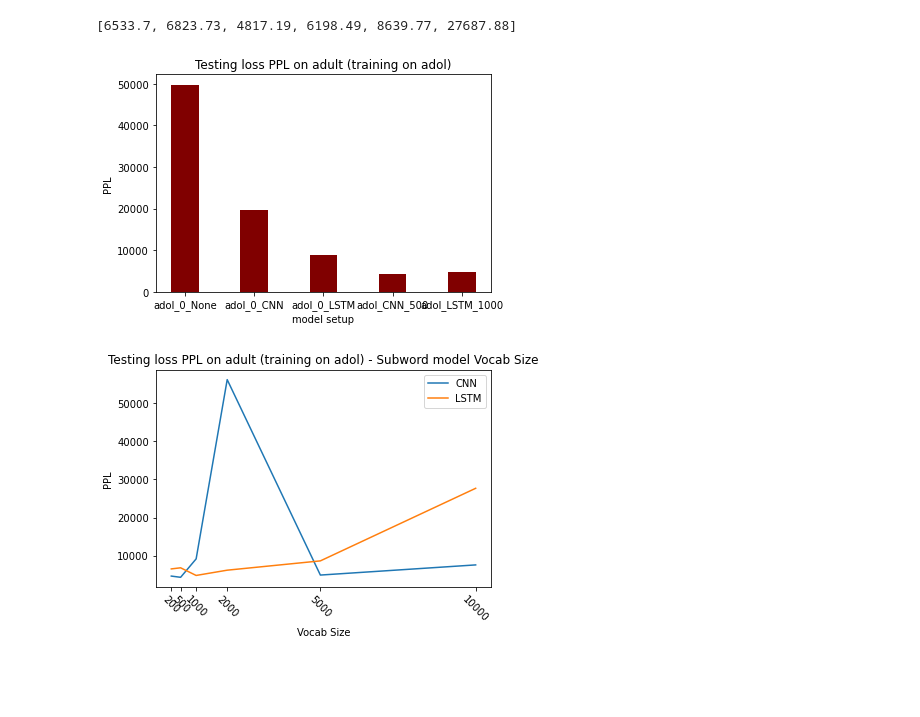
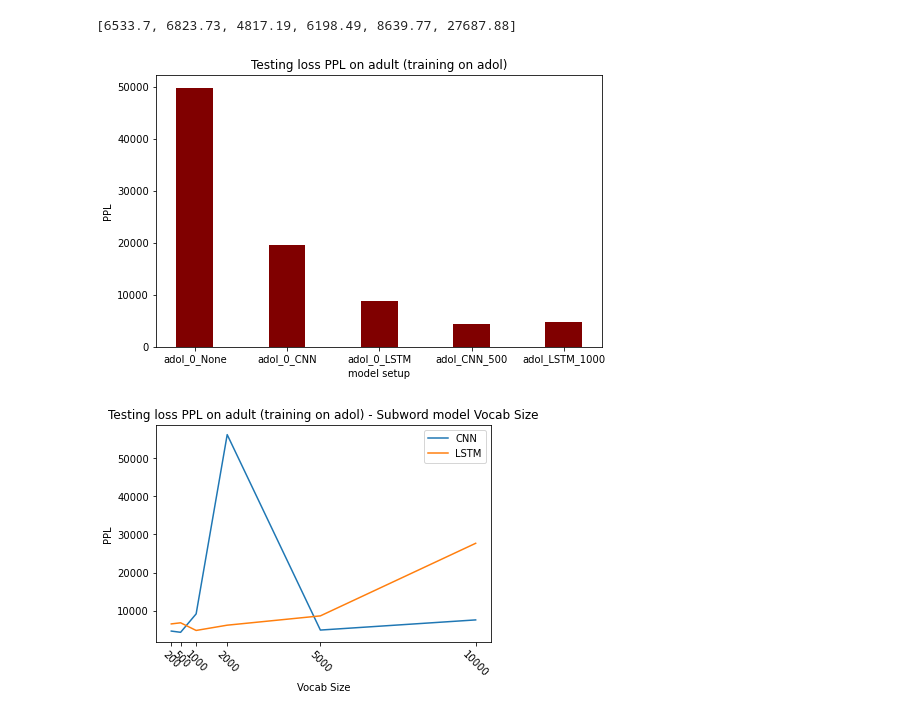
Before and after one commit to shifengxu/CE7455-FinalProject, a Jupyter notebook: log2plot.ipynb, the cells around one changed output. Cells and saved outputs as stored; diff of their text form; code cells hidden in the pictures; blank space fills up the shorter version.

```diff
--- a/log2plot.ipynb
+++ b/log2plot.ipynb
@@ -523,16 +523,17 @@ oS_adol_sws_LSTM_adult_ppl = min(adol_sws_LSTM_ppls)
 # %%
 model_setup = ["adol_0_None", "adol_0_CNN", "adol_0_LSTM", "adol_CNN_500", "adol_LSTM_1000"]
 ppls = [oS_adol_0_None_adult_ppl, oS_adol_0_CNN_adult_ppl, oS_adol_0_LSTM_adult_ppl, oS_adol_sws_CNN_adult_ppl, oS_adol_sws_LSTM_adult_ppl]
 
+plt.figure(figsize=(8,5))
 plt.bar(model_setup, ppls, color ='maroon',
         width = 0.4)
 
 plt.title("Testing loss PPL on adult (training on adol)")
 plt.xlabel('model setup')
 plt.ylabel('PPL')
 plt.show()
 # %% [output]
-[figure, old version]
+[figure, new version]
 # %%
 sws_vocb_sizes = [200, 500, 1000, 2000, 5000, 10000]
 # %%
```
Also changed, not shown: parts of 15 cells of this notebook, 1 other file.
